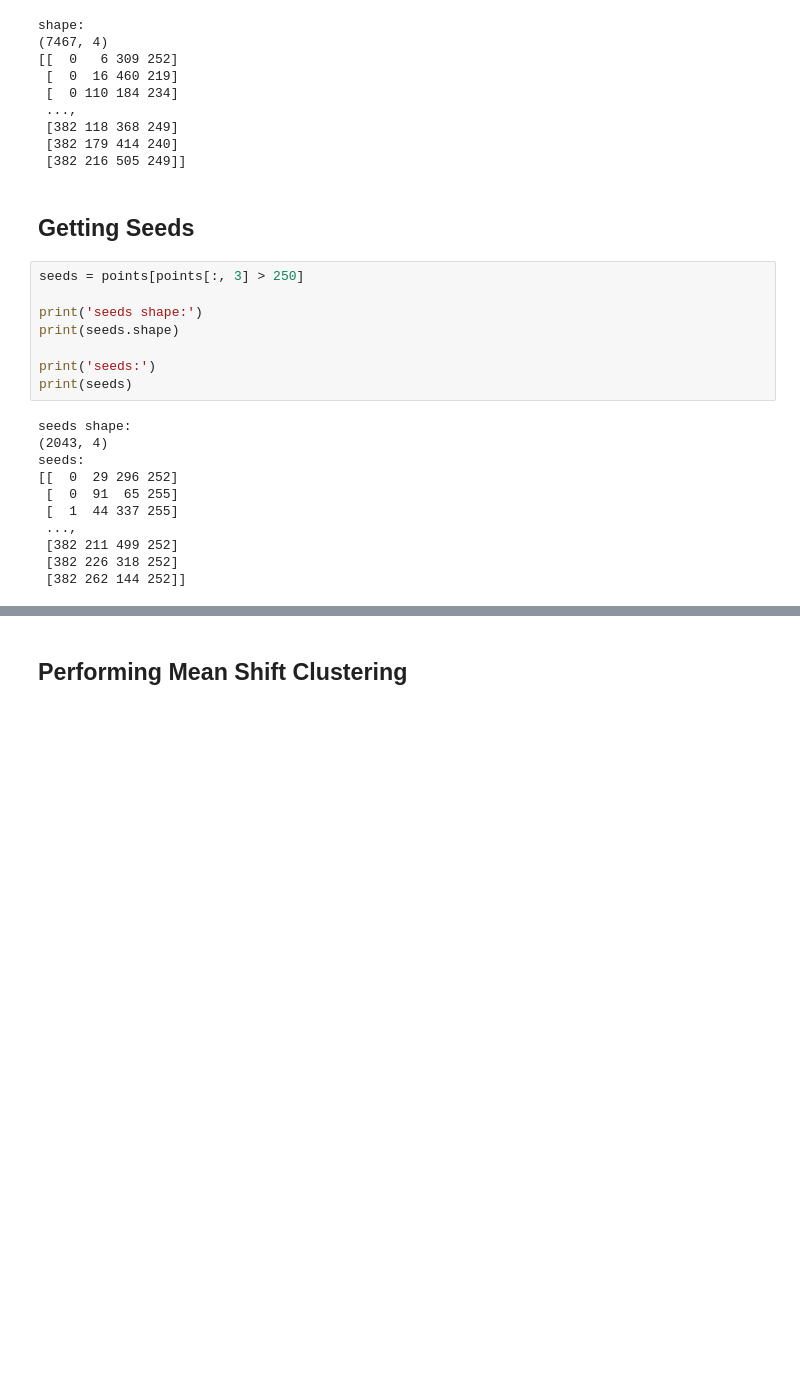
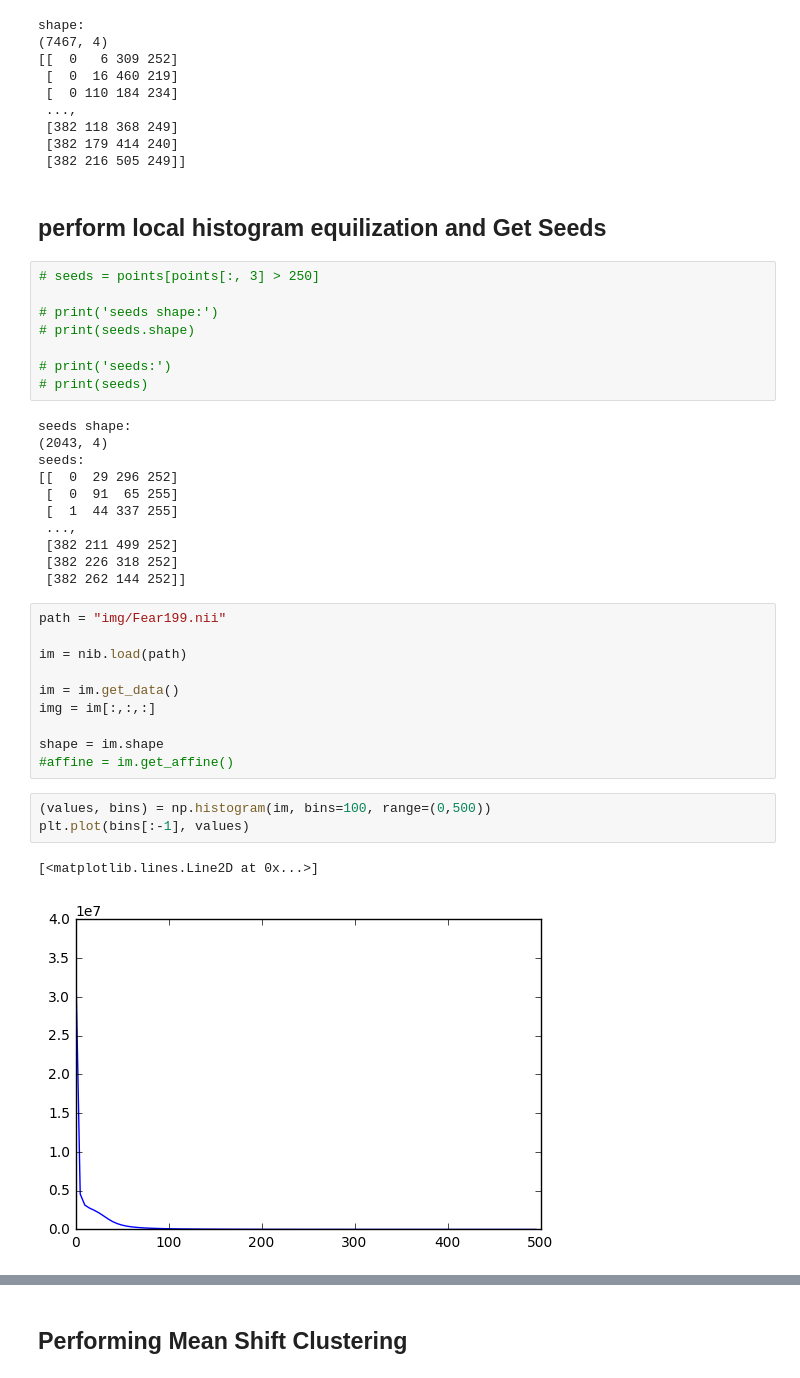
Before and after one commit to jonl1096/cell-segmentation-mlfinal, a Jupyter notebook: Clustering.ipynb, the cells around one changed output, grey strips where cells are left out. Cells and saved outputs as stored; diff of their text form; blank space fills up the shorter version.

Commit message:
created graphs

```diff
--- a/Clustering.ipynb
+++ b/Clustering.ipynb
@@ -231,16 +244,16 @@ shape:
  [382 118 368 249]
  [382 179 414 240]
  [382 216 505 249]]
-# %% [markdown]
-## Getting Seeds
+# %% [markdown]
+## perform local histogram equilization and Get Seeds
 # %%
-seeds = points[points[:, 3] > 250]
+# seeds = points[points[:, 3] > 250]
 
-print('seeds shape:')
-print(seeds.shape)
+# print('seeds shape:')
+# print(seeds.shape)
 
-print('seeds:')
-print(seeds)
+# print('seeds:')
+# print(seeds)
 # %% [output]
 seeds shape:
 (2043, 4)
@@ -252,3 +265,19 @@ seeds:
  [382 211 499 252]
  [382 226 318 252]
  [382 262 144 252]]
+# %%
+path = "img/Fear199.nii"
+
+im = nib.load(path)
+
+im = im.get_data()
+img = im[:,:,:]
+
+shape = im.shape
+#affine = im.get_affine()
+# %%
+(values, bins) = np.histogram(im, bins=100, range=(0,500))
+plt.plot(bins[:-1], values)
+# %% [output]
+[<matplotlib.lines.Line2D at 0x...>]
+[figure, added]
```
Also changed, not shown: parts of 34 cells of this notebook, 8 other files.
